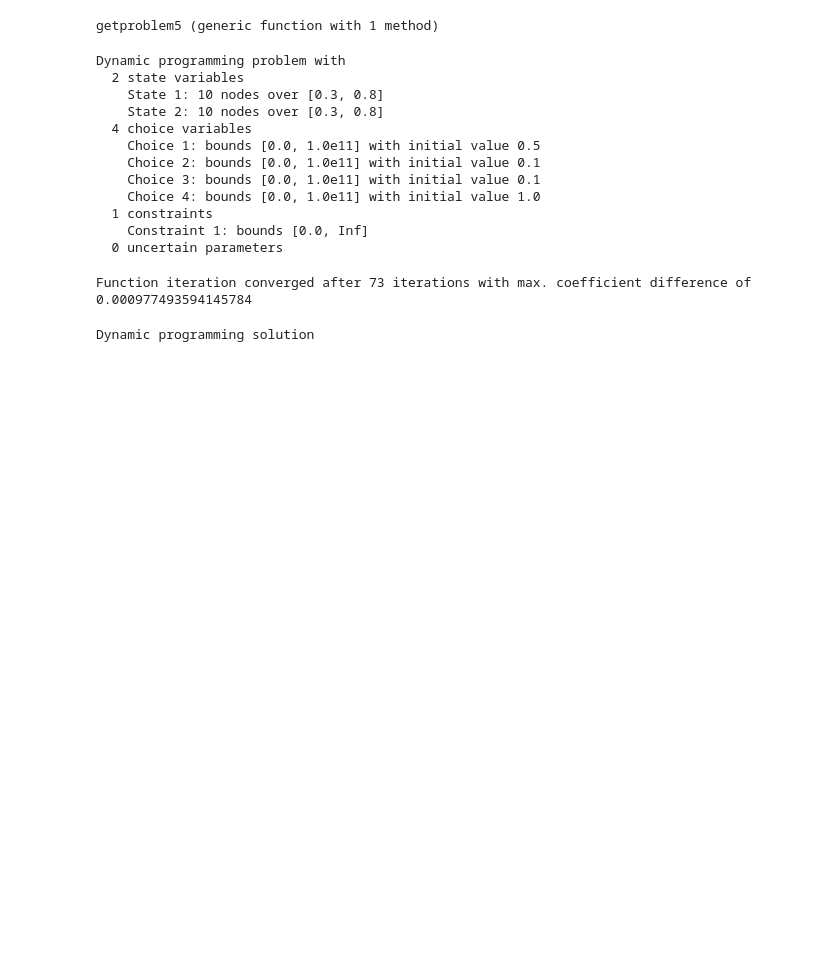
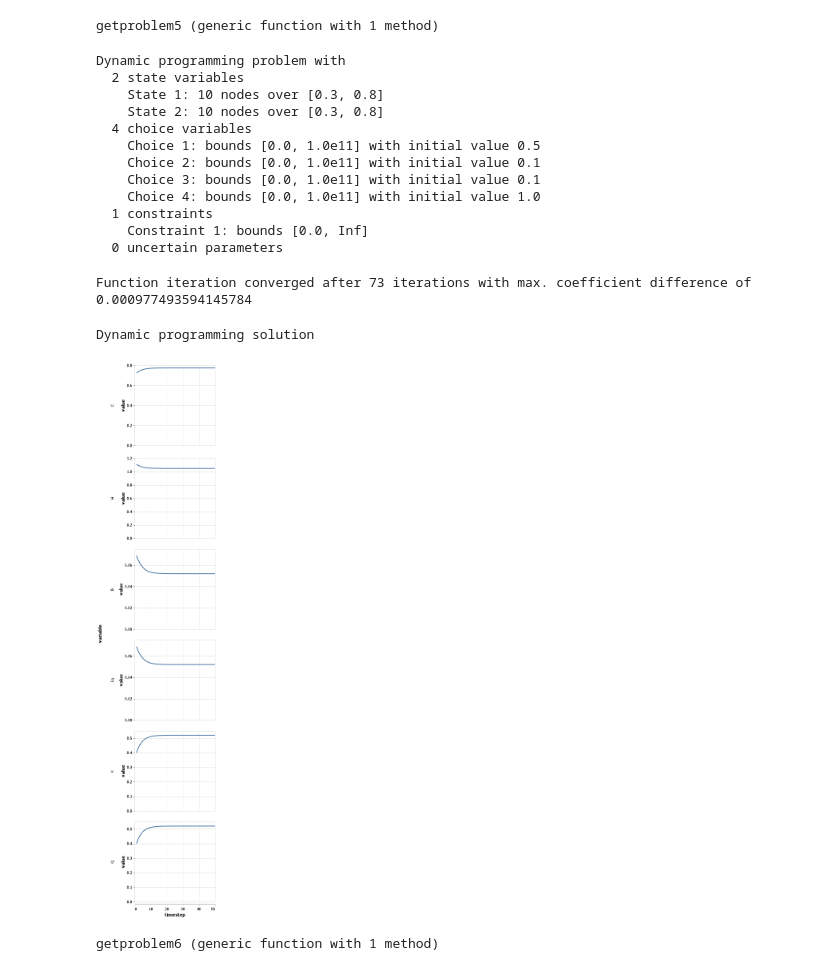
Before and after one commit to anthofflab/Judyp.jl, a Jupyter notebook: examples/run_all_problems.ipynb, the cells around one changed output. Saved outputs shown, nothing was run; the diff lists cells and outputs as text; code cells hidden in the pictures; blank space fills up the shorter version.

Commit message:
Adds problem 6, updates run_all_problem.ipynb

```diff
--- a/examples/run_all_problems.ipynb
+++ b/examples/run_all_problems.ipynb
@@ -185,4 +166,10 @@ Dynamic programming solution
 # %%
 simres5 = simulate(res5, 50, 0);
 # %%
-# get_table(simres1) |> @vlplot(:line, x=:timestep, y=:value, row="variable:n", resolve={scale={y=:independent}})
+get_table(simres5) |> @vlplot(:line, x=:timestep, y=:value, row="variable:n", resolve={scale={y=:independent}})
+# %% [output]
+[figure, added]
+# %%
+include("problem6.jl")
+# %% [output]
+getproblem6 (generic function with 1 method)
```
Also changed, not shown: parts of 12 cells of this notebook, 1 other file.
